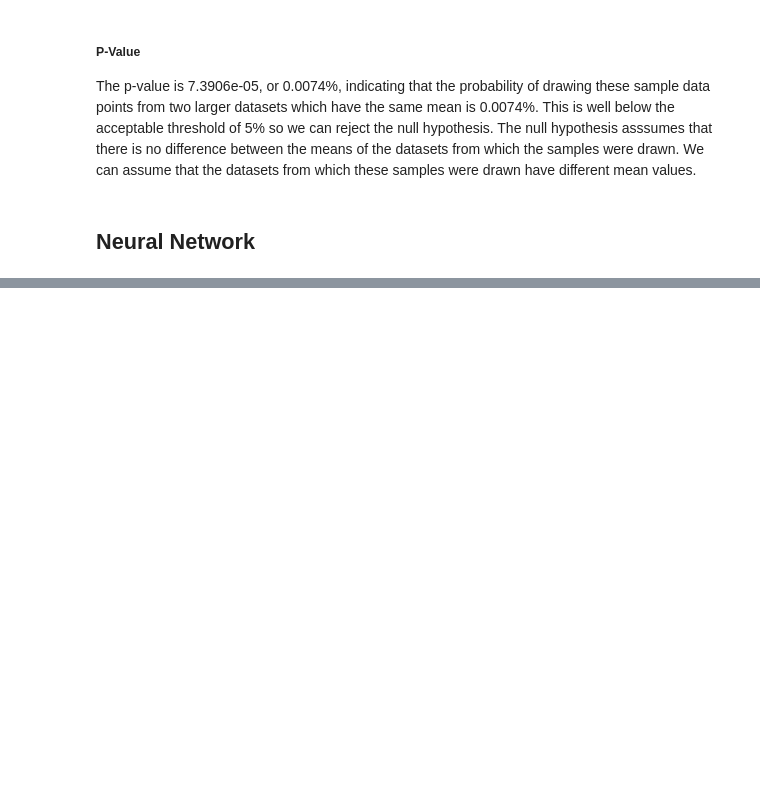
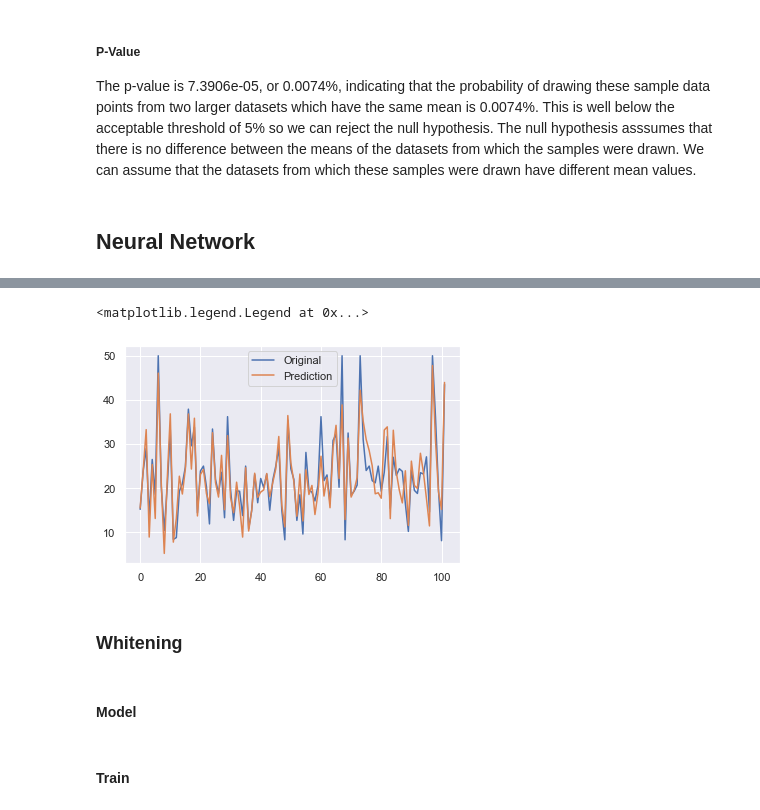
Before and after one commit to grace-burke/Machine-Learning-2019, a Jupyter notebook: BostonDataset.ipynb, the cells around one changed output, grey strips where cells are left out. Saved outputs shown, nothing was run; the diff lists cells and outputs as text; code cells hidden in the pictures; blank space fills up the shorter version.

```diff
--- a/BostonDataset.ipynb
+++ b/BostonDataset.ipynb
@@ -343,0 +330,4 @@ plt.plot(Predictions)
+# %%
+scaler = pre.StandardScaler()
+scaler.fit(Inputs_Train)
+Inputs_Train_Scaled = scaler.transform(Inputs_Train)
@@ -343,0 +336,10 @@ plt.plot(Predictions)
+# %%
+# Start a neural network, building it by layers.
+model = kr.models.Sequential()
+
+# Add neurons.
+model.add(kr.layers.Dense(Layer1_Neurons, input_dim=No_Inputs, activation='relu'))
+model.add(kr.layers.Dense(1, activation='linear'))
+
+# Build the graph.
+model.compile(loss='mean_squared_error', optimizer='adam')
@@ -343,0 +348,3 @@ plt.plot(Predictions)
+# %%
+# Train the neural network.
+model.fit(Inputs_Train_Scaled, Outputs_Train, epochs=No_Epochs, batch_size=No_Batch)
@@ -343,0 +372,3 @@ plt.plot(Predictions)
+# %%
+Inputs_Test_Scaled = scaler.transform(Inputs_Test)
+Predictions = model.predict(Inputs_Test_Scaled)
@@ -343,0 +381,10 @@ plt.plot(Predictions)
+# %%
+Outputs_Test_Plot = pd.DataFrame.reset_index(Outputs_Test, drop=True)
+plt.plot(Outputs_Test_Plot, label='Original')
+plt.plot(Predictions, label='Prediction')
+plt.legend()
+# %% [output]
+<matplotlib.legend.Legend at 0x...>
+[figure, added]
+# %% [markdown]
+### Whitening ###
@@ -343,0 +395,2 @@ plt.plot(Predictions)
+# %% [markdown]
+#### Model ####
@@ -343,0 +407,2 @@ plt.plot(Predictions)
+# %% [markdown]
+#### Train ####
```
Also changed, not shown: parts of 33 cells of this notebook.
